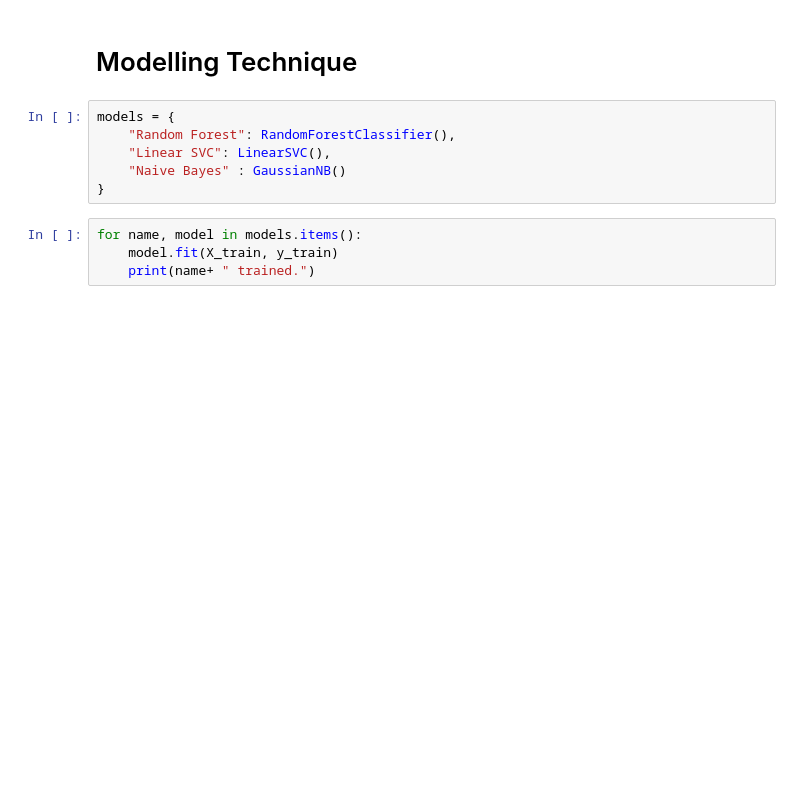
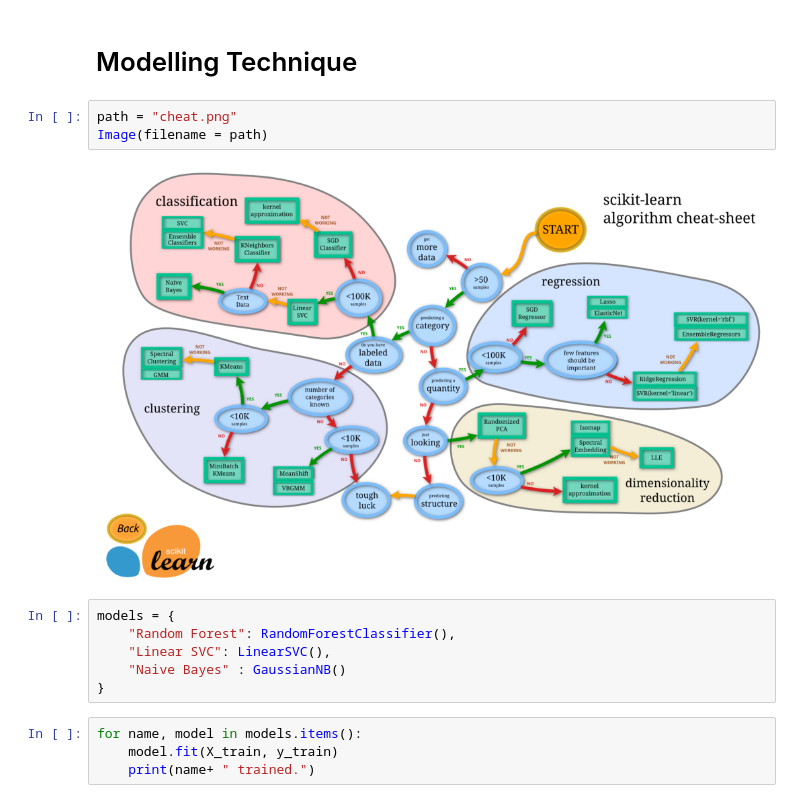
Before and after one commit to lukeeees/ADMN5016_2022, a Jupyter notebook: ADMN5016 Assignment/Project/Mobile Pricing.ipynb, the cells around one changed output. Saved outputs shown, nothing was run; the diff lists cells and outputs as text; blank space fills up the shorter version.

```diff
--- a/ADMN5016 Assignment/Project/Mobile Pricing.ipynb
+++ b/ADMN5016 Assignment/Project/Mobile Pricing.ipynb
@@ -290,6 +290,11 @@ X_train.describe()
 | max | 1998.000000 | 1.000000 | 3.000000 | 1.000000 | 19.000000 | 1.00000 | 64.000000 | 1.000000 | 200.000000 | ... |
 # %% [markdown]
 # Modelling Technique
+# %%
+path = "cheat.png"
+Image(filename = path)
+# %% [output]
+[figure, added]
 # %%
 models = {
     "Random Forest": RandomForestClassifier(),
```
Also changed, not shown: parts of 27 cells of this notebook, 1 other file.
